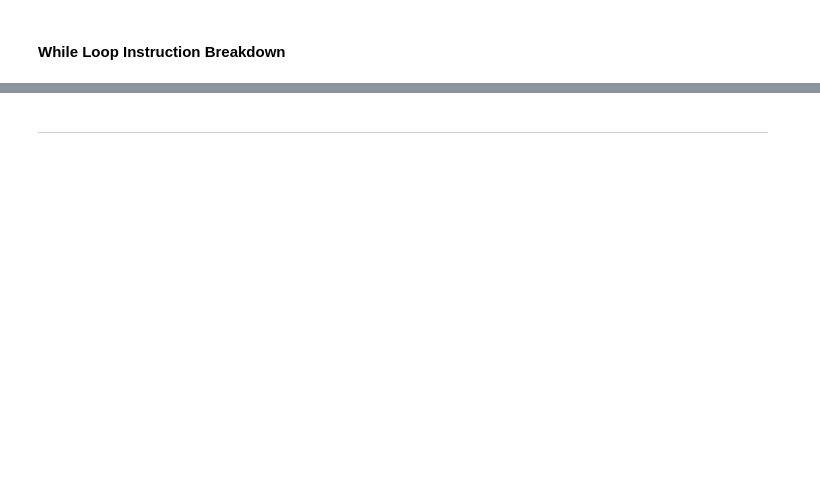
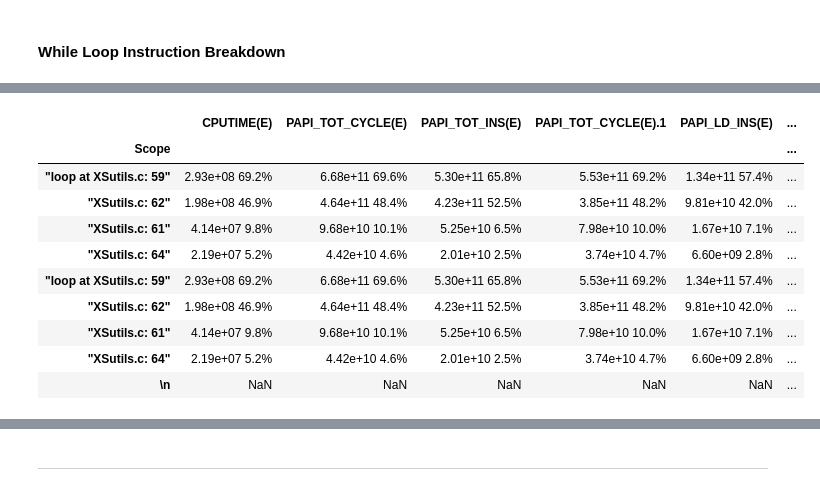
Before and after one commit to tomuram/Proxy-App-Profiles-1, a Jupyter notebook: XSBench.ipynb, the cells around one changed output, grey strips where cells are left out. Drawn from its saved outputs; the diff is of its cells as text; code cells hidden in the pictures; blank space fills up the shorter version.

```diff
--- a/XSBench.ipynb
+++ b/XSBench.ipynb
@@ -46,0 +54,14 @@ plt.show()
+# %%
+inst_df
+# %% [output]
+|  | CPUTIME(E) | PAPI_TOT_CYCLE(E) | PAPI_TOT_INS(E) | PAPI_TOT_CYCLE(E).1 | PAPI_LD_INS(E) | ... |
+| Scope |  |  |  |  |  | ... |
+| "loop at XSutils.c: 59" | 2.93e+08 69.2% | 6.68e+11 69.6% | 5.30e+11 65.8% | 5.53e+11 69.2% | 1.34e+11 57.4% | ... |
+| "XSutils.c: 62" | 1.98e+08 46.9% | 4.64e+11 48.4% | 4.23e+11 52.5% | 3.85e+11 48.2% | 9.81e+10 42.0% | ... |
+| "XSutils.c: 61" | 4.14e+07 9.8% | 9.68e+10 10.1% | 5.25e+10 6.5% | 7.98e+10 10.0% | 1.67e+10 7.1% | ... |
+| "XSutils.c: 64" | 2.19e+07 5.2% | 4.42e+10 4.6% | 2.01e+10 2.5% | 3.74e+10 4.7% | 6.60e+09 2.8% | ... |
+| "loop at XSutils.c: 59" | 2.93e+08 69.2% | 6.68e+11 69.6% | 5.30e+11 65.8% | 5.53e+11 69.2% | 1.34e+11 57.4% | ... |
+| "XSutils.c: 62" | 1.98e+08 46.9% | 4.64e+11 48.4% | 4.23e+11 52.5% | 3.85e+11 48.2% | 9.81e+10 42.0% | ... |
+| "XSutils.c: 61" | 4.14e+07 9.8% | 9.68e+10 10.1% | 5.25e+10 6.5% | 7.98e+10 10.0% | 1.67e+10 7.1% | ... |
+| "XSutils.c: 64" | 2.19e+07 5.2% | 4.42e+10 4.6% | 2.01e+10 2.5% | 3.74e+10 4.7% | 6.60e+09 2.8% | ... |
+| \n | NaN | NaN | NaN | NaN | NaN | ... |
```
Also changed, not shown: parts of 8 cells of this notebook.
